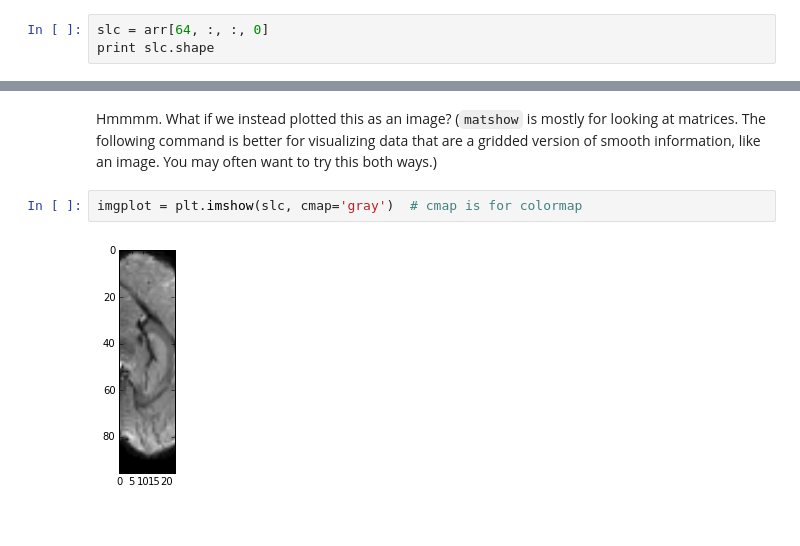
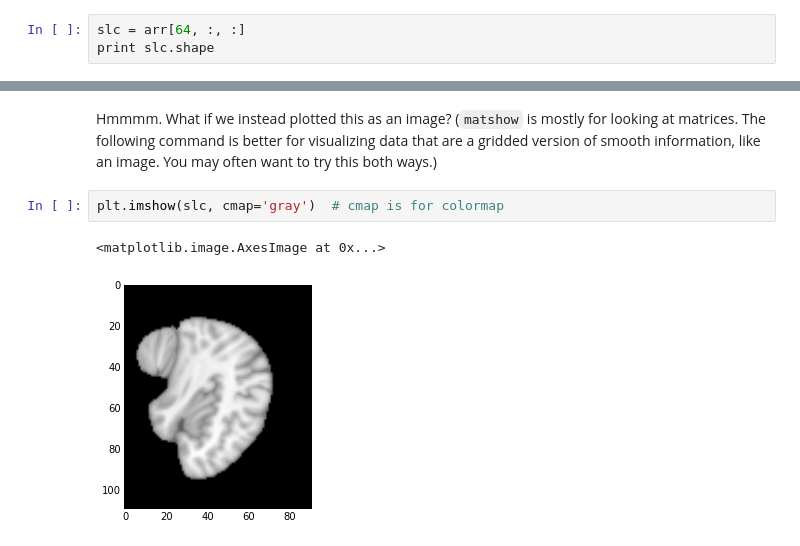
Before and after one commit to jmxpearson/DIBS_materials, a Jupyter notebook: python/Working with Array Data.ipynb, the cells around one changed output, grey strips where cells are left out. Saved outputs shown, nothing was run; the diff lists cells and outputs as text.

Commit message:
added color image example

```diff
--- a/python/Working with Array Data.ipynb
+++ b/python/Working with Array Data.ipynb
@@ -204,6 +204,6 @@ import matplotlib.pyplot as plt  # this is also common; pyplot contains most of
 # %% [markdown]
 So we would like to plot our data (to see it better), but first, we need to select a subset of the data we can actually plot. The way we will do this is by taking *slices* through the data. For instance, if we do
 # %%
-slc = arr[64, :, :, 0]
+slc = arr[64, :, :]
 print slc.shape
 # %% [output]
@@ -221,6 +221,7 @@ plt.matshow(slc)
 # %% [markdown]
 Hmmmm. What if we instead plotted this as an image? (`matshow` is mostly for looking at matrices. The following command is better for visualizing data that are a gridded version of smooth information, like an image. You may often want to try this both ways.)
 # %%
-imgplot = plt.imshow(slc, cmap='gray')  # cmap is for colormap
+plt.imshow(slc, cmap='gray')  # cmap is for colormap
 # %% [output]
+<matplotlib.image.AxesImage at 0x...>
-[figure, old version]
+[figure, new version]
```
Also changed, not shown: parts of 23 cells of this notebook, 1 other file.
